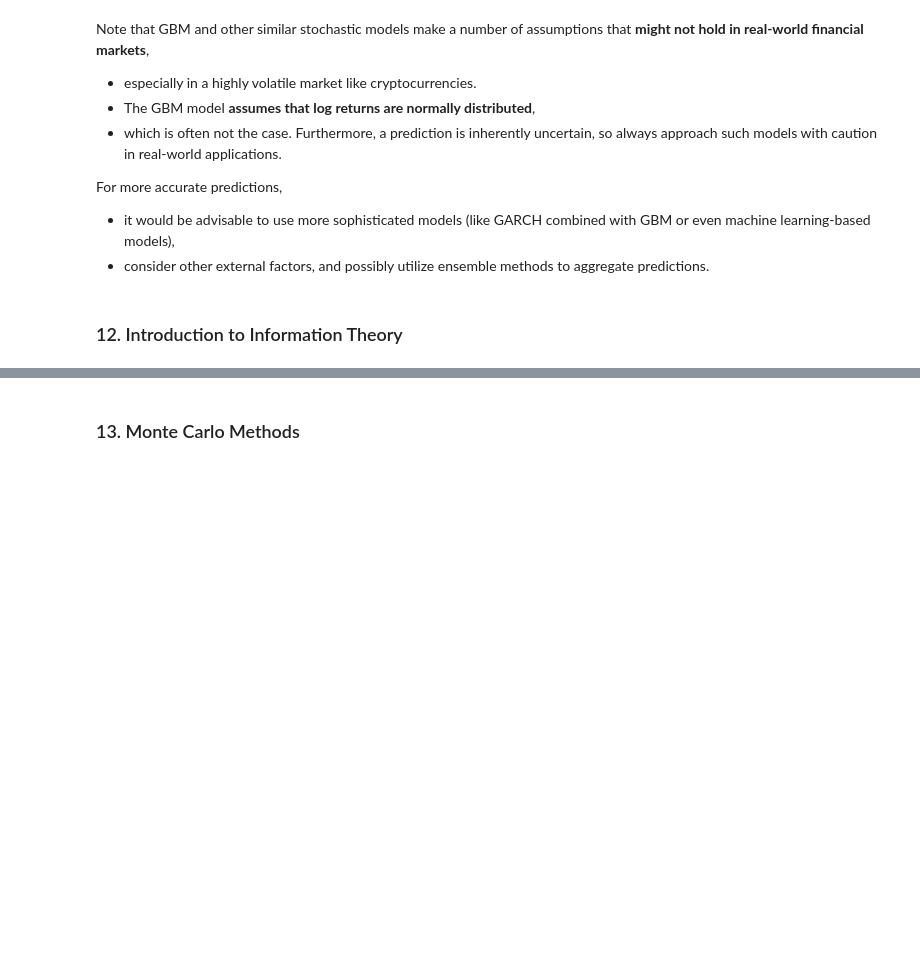
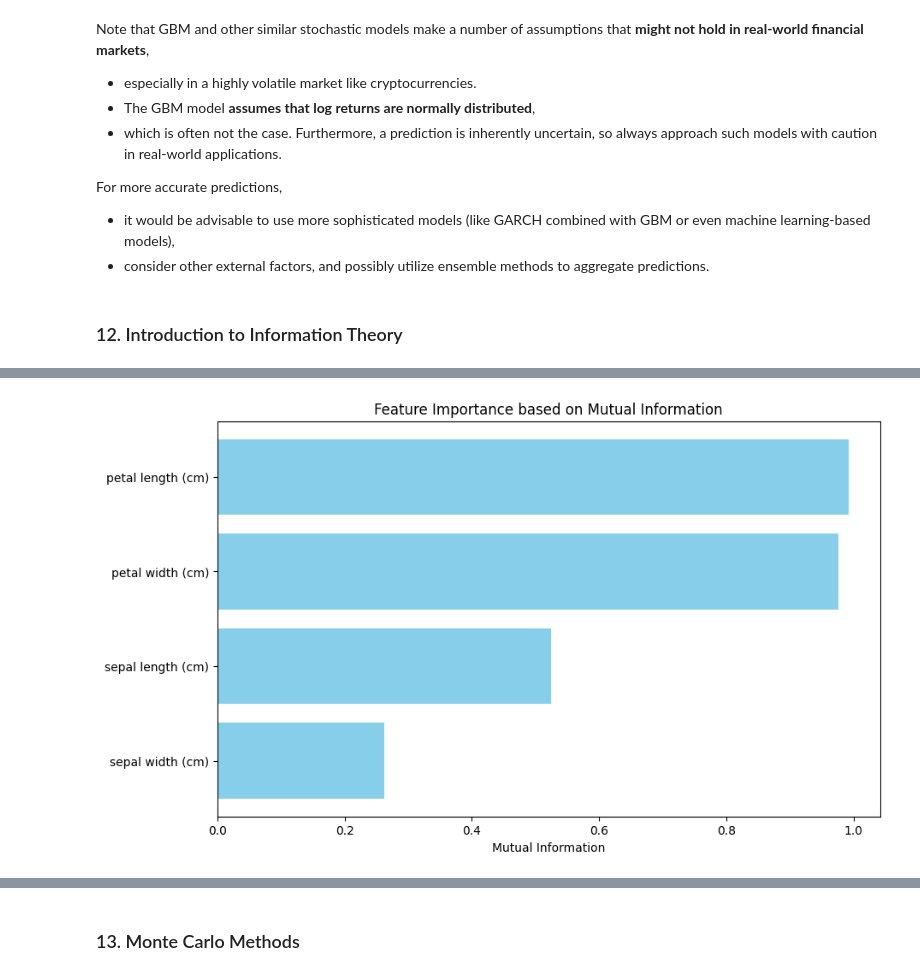
Before and after one commit to natapone/learning_ai_by_coding, a Jupyter notebook: 1-3_probability.ipynb, the cells around one changed output, grey strips where cells are left out. Cells and saved outputs as stored; diff of their text form; code cells hidden in the pictures; blank space fills up the shorter version.

Commit message:
information theory

```diff
--- a/1-3_probability.ipynb
+++ b/1-3_probability.ipynb
@@ -2499,0 +2600,34 @@ For more accurate predictions,
+# %%
+import numpy as np
+import pandas as pd
+from sklearn.datasets import load_iris
+from sklearn.feature_selection import mutual_info_classif
+import matplotlib.pyplot as plt
+
+# Load the Iris dataset
+data = load_iris()
+X = data["data"]
+y = data["target"]
+feature_names = data["feature_names"]
+
+# Compute mutual information between each feature and the target
+mi = mutual_info_classif(X, y)
+
+# Create a DataFrame for visualization
+mi_df = pd.DataFrame({
+    "Feature": feature_names,
+    "Mutual Information": mi
+})
+
+# Sort features based on mutual information
+mi_df = mi_df.sort_values(by="Mutual Information", ascending=False)
+
+# Visualize the results
+plt.figure(figsize=(10, 6))
+plt.barh(mi_df["Feature"], mi_df["Mutual Information"], color='skyblue')
+plt.xlabel("Mutual Information")
+plt.title("Feature Importance based on Mutual Information")
+plt.gca().invert_yaxis()  # Highest MI at the top
+plt.show()
+# %% [output]
+[figure, added]
```
Also changed, not shown: parts of 12 cells of this notebook.
